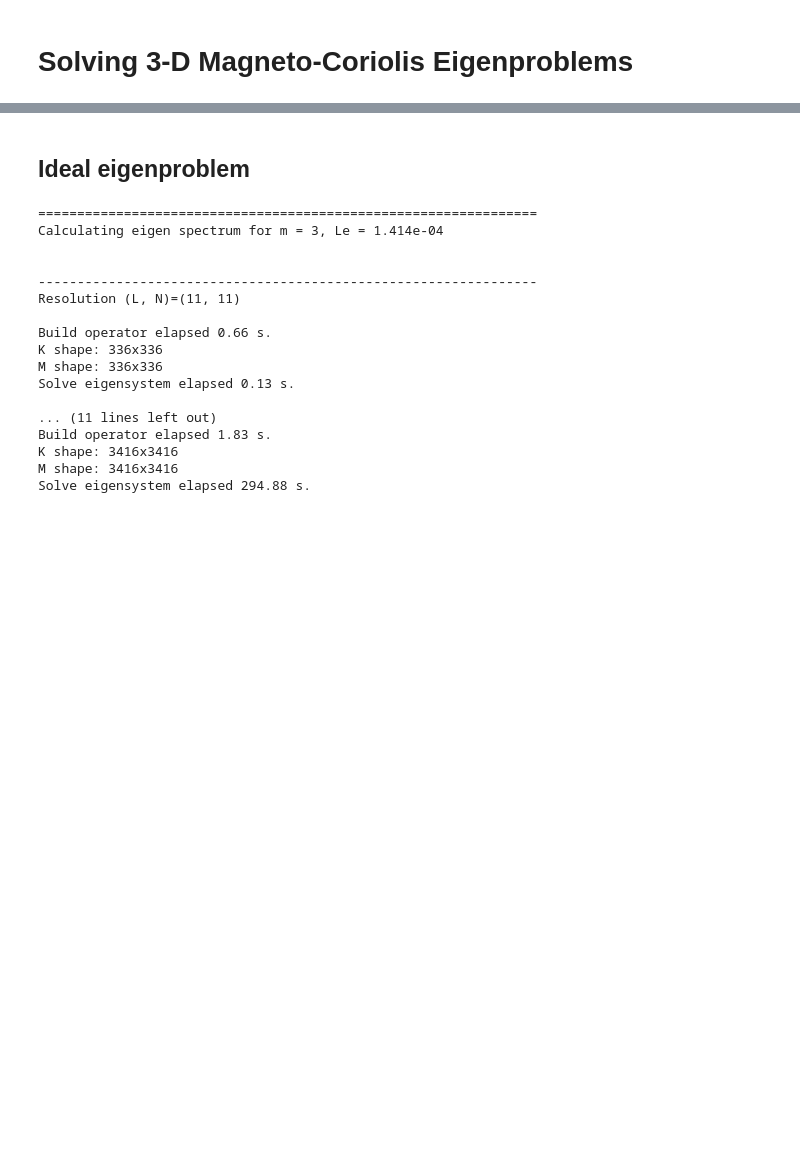
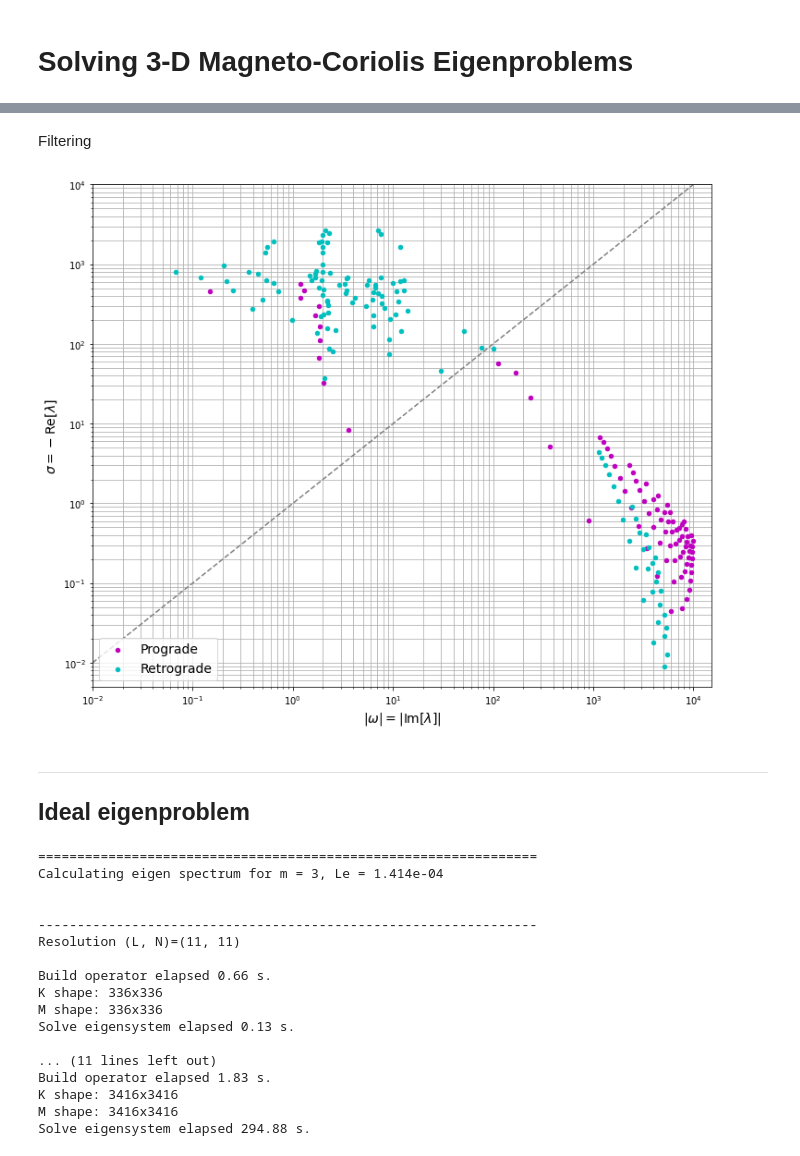
Before and after one commit to GentleMin/MCmodes, a Jupyter notebook: Eigen_Solve.ipynb, the cells around one changed output, grey strips where cells are left out. Saved outputs shown, nothing was run; the diff lists cells and outputs as text; code cells hidden in the pictures; blank space fills up the shorter version.

```diff
--- a/Eigen_Solve.ipynb
+++ b/Eigen_Solve.ipynb
@@ -12,4 +189,38 @@ import utils, pgpy_utils, tools
+# %% [markdown]
+Filtering
+# %%
+threshold = 1e+7
+converge_filter = reciproc > threshold
+
+spectrum_converged = eig_base[converge_filter]
+
+classify_list = [
+    [lambda x: x.imag < -1e-7, {"s": 20, "marker": 'o', "color": "m", "label": "Prograde"}],
+    [lambda x: x.imag > +1e-7, {"s": 20, "marker": 'o', "color": "c", "label": "Retrograde"}]
+]
+
+fig, ax = plt.subplots(nrows=1, ncols=1, figsize=(12, 10))
+
+for classifier in classify_list:
+    class_idx = classifier[0](spectrum_converged)
+    ax.scatter(np.abs(np.imag(spectrum_converged[class_idx])), -np.real(spectrum_converged[class_idx]), **classifier[1], zorder=5)
+
+ax.plot([1e-2, 1e+4], [1e-2, 1e+4], '--', color="gray")
+
+ax.set_xscale('log')
+ax.set_yscale('log')
+ax.set_xlim([1e-2, 1.5e+4])
+ax.set_ylim([0.5e-2, 1e+4])
+ax.set_xlabel(r"$|\omega| = |\mathrm{Im}[\lambda]|$", fontsize=14)
+ax.set_ylabel(r"$\sigma = -\mathrm{Re}[\lambda]$", fontsize=14)
+ax.grid(which="both")
+ax.legend(fontsize=14, loc=3)
+
+plt.show()
+# %% [output]
+[figure, added]
 # %% [markdown]
+---
 ## Ideal eigenproblem
 # %%
 Le = np.sqrt(2)*1e-4
```
Also changed, not shown: parts of 16 cells of this notebook, 1 other file.
